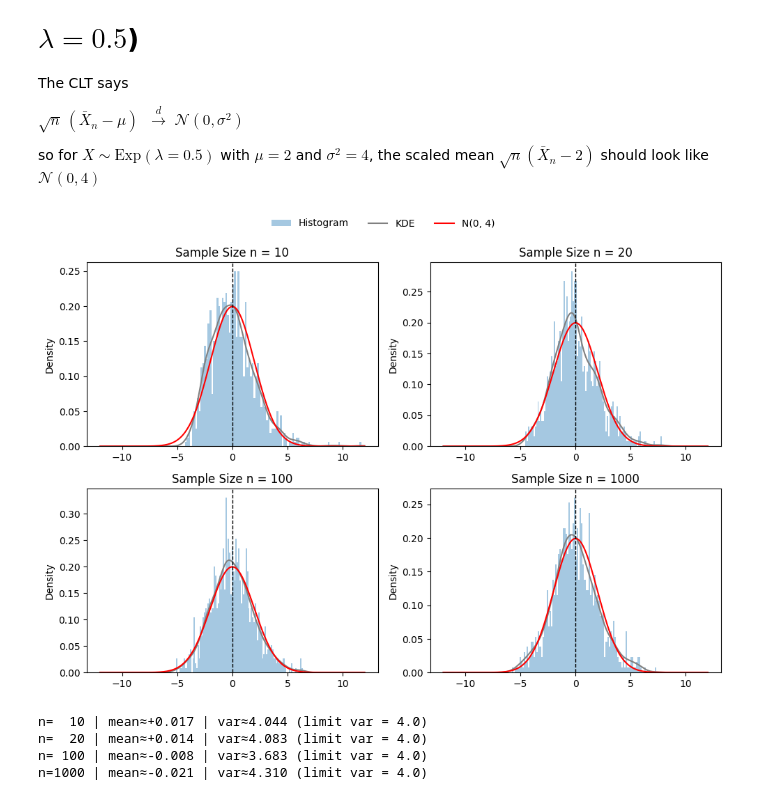
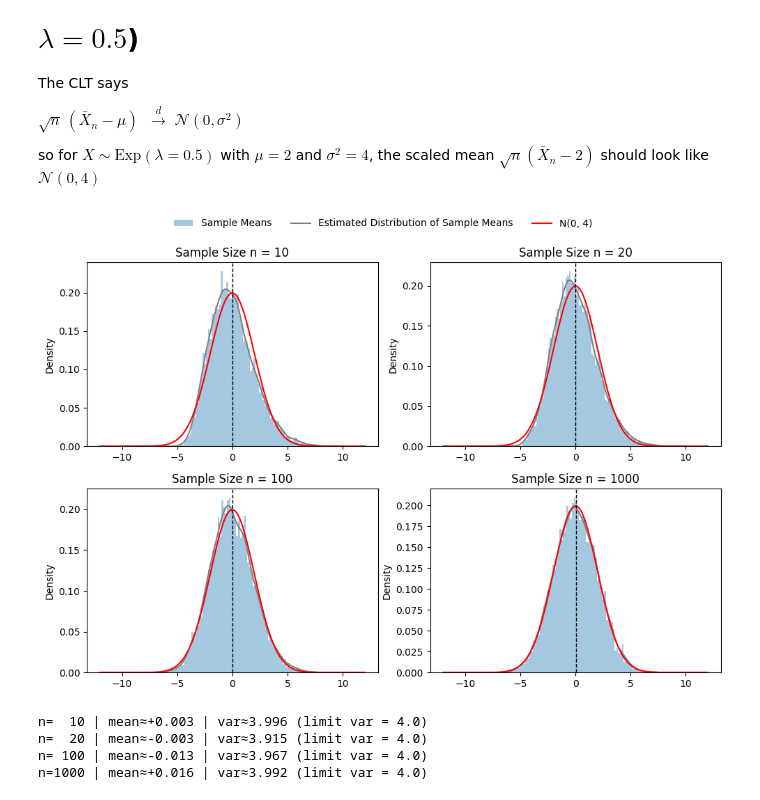
Before and after one commit to erbasbihter/P218_TA-Sessions, a Jupyter notebook: P218_TA1.ipynb, the cells around one changed output. Cells and saved outputs as stored; diff of their text form; code cells hidden in the pictures.

```diff
--- a/P218_TA1.ipynb
+++ b/P218_TA1.ipynb
@@ -172,12 +172,12 @@ $\sqrt{n}\,(\bar X_n-\mu)\ \;\xrightarrow{d}\; \mathcal N(0,\sigma^2)$
 so for $X\sim\text{Exp}(\lambda=0.5)$ with $\mu=2$ and $\sigma^2=4$, the scaled mean
 $\sqrt{n}(\bar X_n-2)$ should look like $\mathcal N(0,4)$
 # %%
-# CLT simulation & plots for Exp(rate = 0.5)  --> mean=2, var=4
+# CLT simulation for Exp(rate = 0.5)  --> mean=2, var=4
 # Settings
 
 rng = np.random.default_rng(1234)
 
-num_samples = 1000                 # how many Monte Carlo draws of the mean
+num_samples = 10000                 # how many Monte Carlo draws of the mean
 sample_sizes = [10, 20, 100, 1000] # n values
 rate = 0.5
 scale = 1.0 / rate                 # numpy uses 'scale' = 1/lambda
@@ -199,37 +199,37 @@ for n in sample_sizes:
 fig, axes = plt.subplots(2, 2, figsize=(10, 7))
 axes = axes.ravel()
 
 x_grid = np.linspace(-12, 12, 1200)
 limit_pdf = norm(loc=0, scale=sigma).pdf(x_grid) # N(0, 4) -> sd = 2
 
 for ax, n in zip(axes, sample_sizes):
     z = stand_means[n]
     # Histogram
-    ax.hist(z, bins=100, density=True, alpha=0.4, label="Histogram")
+    ax.hist(z, bins=100, density=True, alpha=0.4, label="Sample Means")
     # KDE
     kde = gaussian_kde(z)
-    ax.plot(x_grid, kde(x_grid), color="gray", label="KDE")
+    ax.plot(x_grid, kde(x_grid), color="gray", label="Estimated Distribution of Sample Means")
     # Limiting N(0,4)
     ax.plot(x_grid, limit_pdf, color="red", label="N(0, 4)")
     # Mean line
     ax.axvline(z.mean(), linestyle="--", color="black", linewidth=1)
     ax.set_title(f"Sample Size n = {n}")
     ax.set_xlabel("")
     ax.set_ylabel("Density")
 
 #
 handles, labels = axes[0].get_legend_handles_labels()
 fig.legend(handles, labels, loc="upper center", ncol=3, frameon=False)
 plt.tight_layout(rect=[0, 0, 1, 0.95])
 plt.show()
 
 # Verification
 for n in sample_sizes:
     z = stand_means[n]
     print(f"n={n:>4} | mean≈{z.mean():+.3f} | var≈{z.var(ddof=0):.3f} (limit var = {var_lim})")
 # %% [output]
-[figure, old version]
+[figure, new version]
-n=  10 | mean≈+0.017 | var≈4.044 (limit var = 4.0)
-n=  20 | mean≈+0.014 | var≈4.083 (limit var = 4.0)
-n= 100 | mean≈-0.008 | var≈3.683 (limit var = 4.0)
-n=1000 | mean≈-0.021 | var≈4.310 (limit var = 4.0)
+n=  10 | mean≈+0.003 | var≈3.996 (limit var = 4.0)
+n=  20 | mean≈-0.003 | var≈3.915 (limit var = 4.0)
+n= 100 | mean≈-0.013 | var≈3.967 (limit var = 4.0)
+n=1000 | mean≈+0.016 | var≈3.992 (limit var = 4.0)
```
Also changed, not shown: parts of 2 cells of this notebook.
